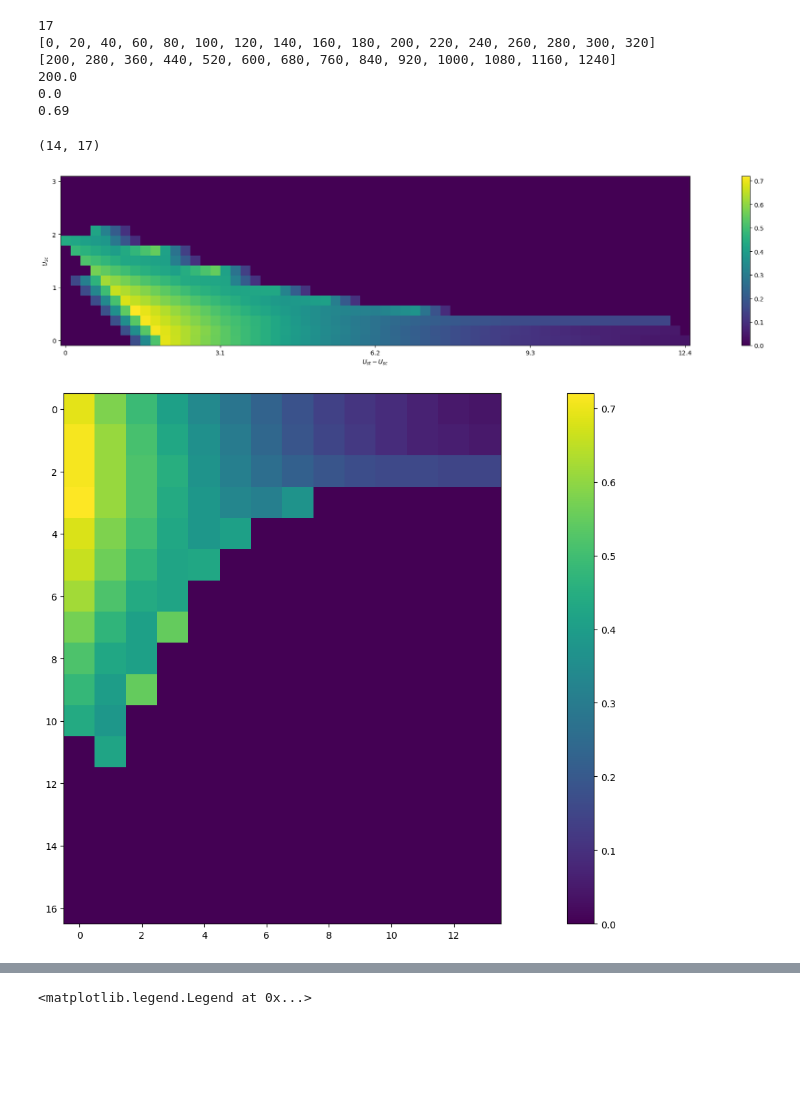
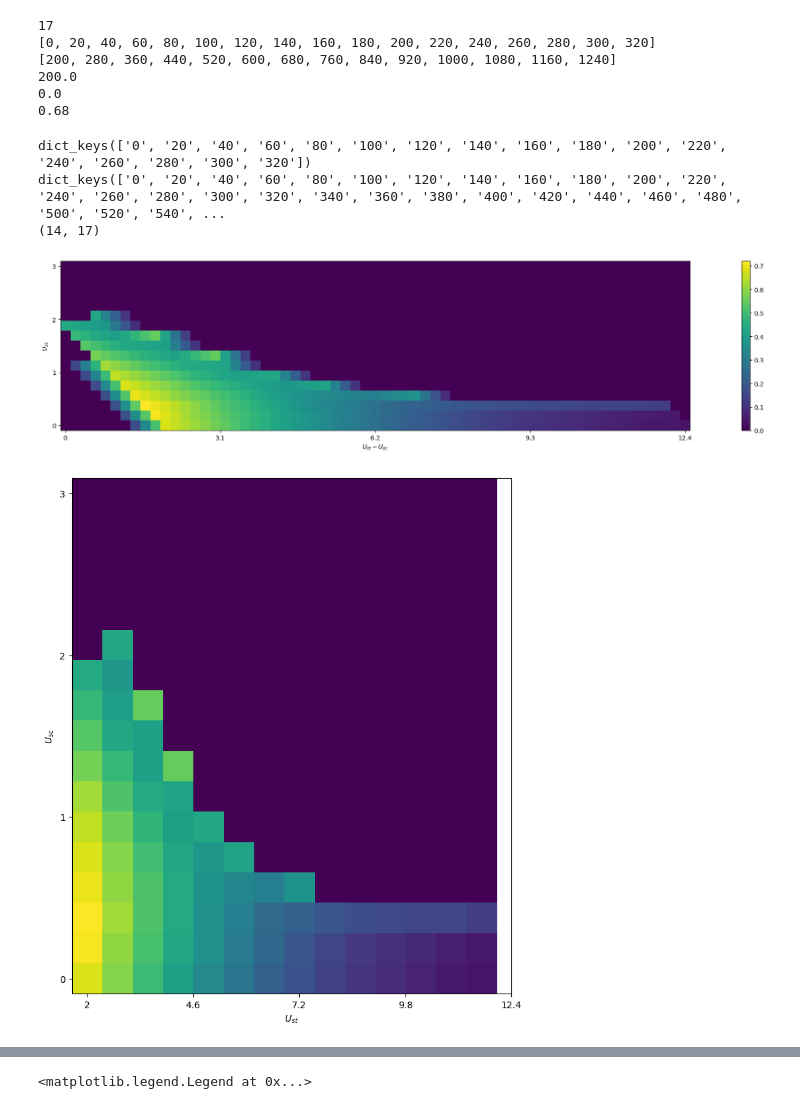
Before and after one commit to DanielSpringer/DynamicalU_Susceptibility, a Jupyter notebook: PhaseSpace/Heatmap_Plots_newaxis.ipynb, the cells around one changed output, grey strips where cells are left out. Drawn from its saved outputs; the diff is of its cells as text; code cells hidden in the pictures; blank space fills up the shorter version.

Commit message:
Update. Only matplotlib plotting is done so far. Looking good.

```diff
--- a/PhaseSpace/Heatmap_Plots_newaxis.ipynb
+++ b/PhaseSpace/Heatmap_Plots_newaxis.ipynb
@@ -39,7 +39,7 @@ data[frequencies[0]] = {}
 Ulim = 340
 
 for freq in frequencies:
-    PATH = "/gpfs/data/fs71745/dspringer/Projects/DynamicalU_Susceptibility/PhaseSpace/Ust_vs_Usc/beta20/3dCubic/"+freq
+    PATH = "/mnt/data/BACKUP/daniel/Data/DynamicalU_Susceptibility/PhaseSpace/Ust_vs_Usc/beta20/3dCubic/"+freq
     # print(PATH)
     U_st = []
     U_sc = []
@@ -52,8 +52,12 @@ for freq in frequencies:
         for file in files:
             # print(subdir)
             if frequencies[0][0] == "w":
-                U1 = re.findall(r'\d+', subdir)[5]
-                U2 = re.findall(r'\d+', subdir)[6]
+                # print(subdir)
+                U1 = re.findall(r'\d+', subdir)[4]
+                U2 = re.findall(r'\d+', subdir)[5]
+                # print(U1, U2)
+                # U1 = re.findall(r'\d+', subdir)[5]
+                # U2 = re.findall(r'\d+', subdir)[6]
             if frequencies[0][0] == "l":
                 U1 = re.findall(r'\d+', subdir)[3]
                 U2 = re.findall(r'\d+', subdir)[4]
@@ -85,15 +89,17 @@ for freq in frequencies:
         # print(files)
         for file in files:
             if frequencies[0][0] == "w":
-                U1 = re.findall(r'\d+', subdir)[5]
-                U2 = re.findall(r'\d+', subdir)[6]
+                U1 = re.findall(r'\d+', subdir)[4]
+                U2 = re.findall(r'\d+', subdir)[5]
+                # U1 = re.findall(r'\d+', subdir)[5]
+                # U2 = re.findall(r'\d+', subdir)[6]
             if frequencies[0][0] == "l":
                 U1 = re.findall(r'\d+', subdir)[3]
                 U2 = re.findall(r'\d+', subdir)[4]
 
             if int(U2) < Ulim and int(U1) < 2220 and int(U1) != 919:
 
-                if "oo_3" in file:# or "oo_0" in file:
+                if "oo_4" in file:# or "oo_0" in file:
                     filename = subdir+'/'+file
                     # print(U1,U2, file)
                     # print(filename)
@@ -107,7 +113,7 @@ for freq in frequencies:
                             gtau = np.array(f['dmft-last']['ineq-001']['gtau']['value'])
                             doubleocc = np.array(f['dmft-last']['ineq-001']['ntau-n0']['value'][0,0,0,1,0])
                             # sztausz0 = np.array(f['dmft-last']['ineq-001']['sztau-sz0']['value'][0,0,0,1,0])
-                            # print(np.array(f['dmft-last']['ineq-001']['ntau-n0']['value']).shape)
+                            # print(np.array(f['dmft-last']['ineq-001']['ntau-n0']['value'][0,0,0,1,0]))
                             szsz = np.array(np.sum ( f['dmft-last']['ineq-001']['ntau-n0']['value'][0,0,0,0,:] + f['dmft-last']['ineq-001']['ntau-n0']['value'][0,1,0,1,:] - f['dmft-last']['ineq-001']['ntau-n0']['value'][0,0,0,1,:] - f['dmft-last']['ineq-001']['ntau-n0']['value'][0,1,0,0,:] )*20/1000 )
                             szszb2 = np.array( ( f['dmft-last']['ineq-001']['ntau-n0']['value'][0,0,0,0,500] + f['dmft-last']['ineq-001']['ntau-n0']['value'][0,1,0,1,500] - f['dmft-last']['ineq-001']['ntau-n0']['value'][0,0,0,1,500] - f['dmft-last']['ineq-001']['ntau-n0']['value'][0,1,0,0,500] ) )
                             nch = np.array(np.sum ( f['dmft-last']['ineq-001']['ntau-n0']['value'][0,0,0,0,:] + f['dmft-last']['ineq-001']['ntau-n0']['value'][0,1,0,1,:] + f['dmft-last']['ineq-001']['ntau-n0']['value'][0,0,0,1,:] + f['dmft-last']['ineq-001']['ntau-n0']['value'][0,1,0,0,:] )*20 )
@@ -261,7 +267,7 @@ print(data_np[freq]["Z"][0,0,2])
 [200, 280, 360, 440, 520, 600, 680, 760, 840, 920, 1000, 1080, 1160, 1240]
 200.0
 0.0
-0.69
+0.68
 # %%
 # print(data["w0_2"].keys())
 # print(data["w0_2"]["1000"].keys())
@@ -299,8 +305,8 @@ for sc in U_sc:
                 data_alt[str(sc)][str(st-sc-60)]["Z"] = data_alt[str(sc)][str(st-sc)]["Z"] + 3*diff / 1
                 # print(data_alt[str(sc)][str(st-sc)]["Z"], data_alt[str(sc)][str(st-sc-20)]["Z"], data_alt[str(sc)][str(st-sc-40)]["Z"], data_alt[str(sc)][str(st-sc-60)]["Z"], data_alt[str(sc)][str(st-sc-80)]["Z"])
 
-# print(data_alt.keys())
-# print(data_alt["360"].keys())
+print(data_alt.keys())
+print(data_alt["200"].keys())
 data_alt_np = np.zeros( (len(data_alt.keys()), len(data_alt["200"].keys()), 3) )
 
 for m, k1 in enumerate(data_alt.keys()):
@@ -309,37 +315,49 @@ for m, k1 in enumerate(data_alt.keys()):
         data_alt_np[m,n,0] = data_alt[k1][k2]["Z"]
         data_alt_np[m,n,1] = k1
         data_alt_np[m,n,2] = k2
 
 data_alt_np[:,:,0][data_alt_np[:,:,0]<0] = 0.0
 data_alt_np[:,:,0][data_alt_np[:,:,0]>1] = 0.0
 
 yticks = np.linspace(0,16,4)
 yticklabels = [3,2,1,0]
 xticks = np.linspace(0,62,5)
 xticklabels = [0,3.1,6.2,9.3,12.4]
 
 fig, ax = plt.subplots(ncols=1, nrows=1, figsize=(30,5))
 # ax.imshow((data_alt_np[:,:,0]))
 pos = ax.imshow(np.flip(data_alt_np[:,:,0], axis=0))
 ax.set_xticks(xticks)
 ax.set_xticklabels(xticklabels)
 ax.set_yticks(yticks)
 ax.set_yticklabels(yticklabels)
 ax.set_xlabel(r'$U_{st} - U_{sc}$')
 ax.set_ylabel(r'$U_{sc}$')
 fig.colorbar(pos, ax=ax)
 
+yticks = np.linspace(0,16,4)
+yticklabels = [0,1,2,3]
+xticks = np.linspace(0,14,5)
+xticklabels = [2,4.6,7.2,9.8,12.4]
 
-plt.figure(2, figsize=(25,10))
-plt.imshow(data_np[freq]["Z"][:,:,2].transpose())
-plt.colorbar()
+fig, ax = plt.subplots(figsize=(25,10))
+ax.imshow(data_np[freq]["Z"][:,:,2].transpose())
+ax.set_xticks(xticks)
+ax.set_xticklabels(xticklabels)
+ax.set_yticks(yticks)
+ax.set_yticklabels(yticklabels)
+ax.set_xlabel(r'$U_{st}$')
+ax.set_ylabel(r'$U_{sc}$')
+ax.invert_yaxis()
 
 print(data_np[freq]["Z"][:,:,2].shape)
 # print(data_alt_np[:3,:3,0])
 # %% [output]
+dict_keys(['0', '20', '40', '60', '80', '100', '120', '140', '160', '180', '200', '220', '240', '260', '280', '300', '320'])
+dict_keys(['0', '20', '40', '60', '80', '100', '120', '140', '160', '180', '200', '220', '240', '260', '280', '300', '320', '340', '360', '380', '400', '420', '440', '460', '480', '500', '520', '540', ...
 (14, 17)
 [figure]
-[figure, old version]
+[figure, new version]
 # %%
 # print(data["w0_2"].keys())
 # print(data["w0_2"]["1000"].keys())
```
Also changed, not shown: parts of 3 cells of this notebook.
